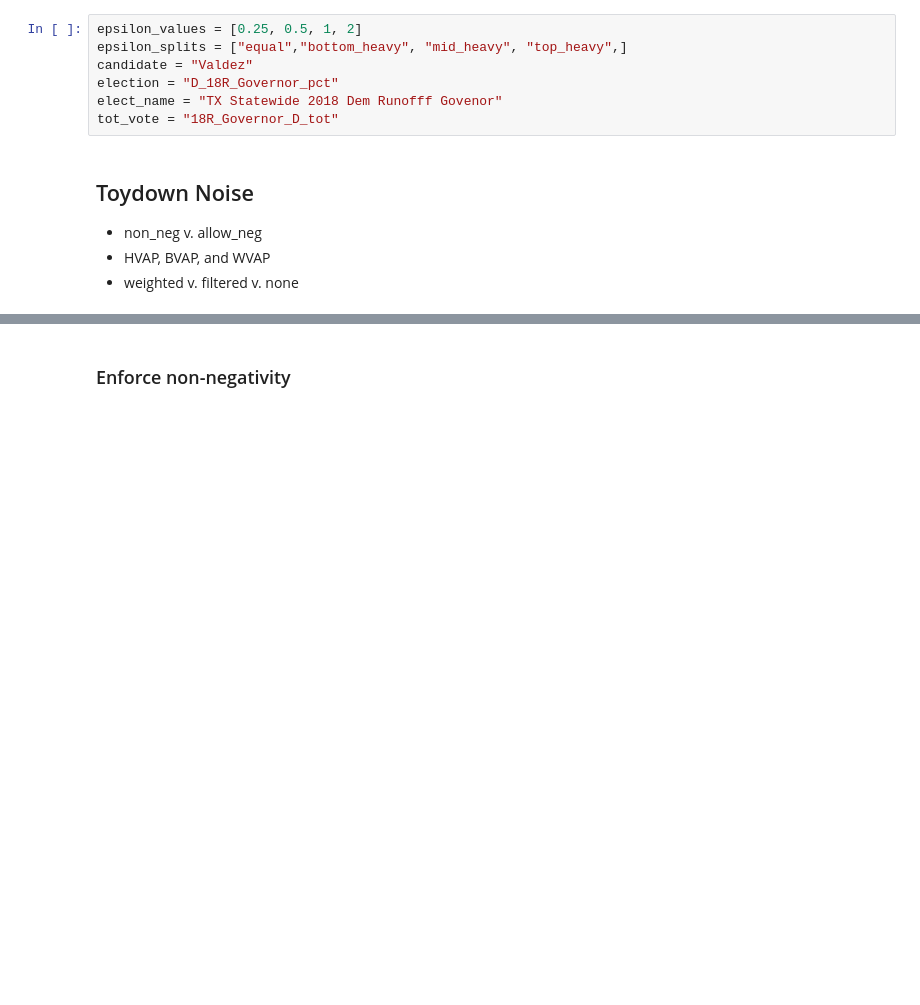
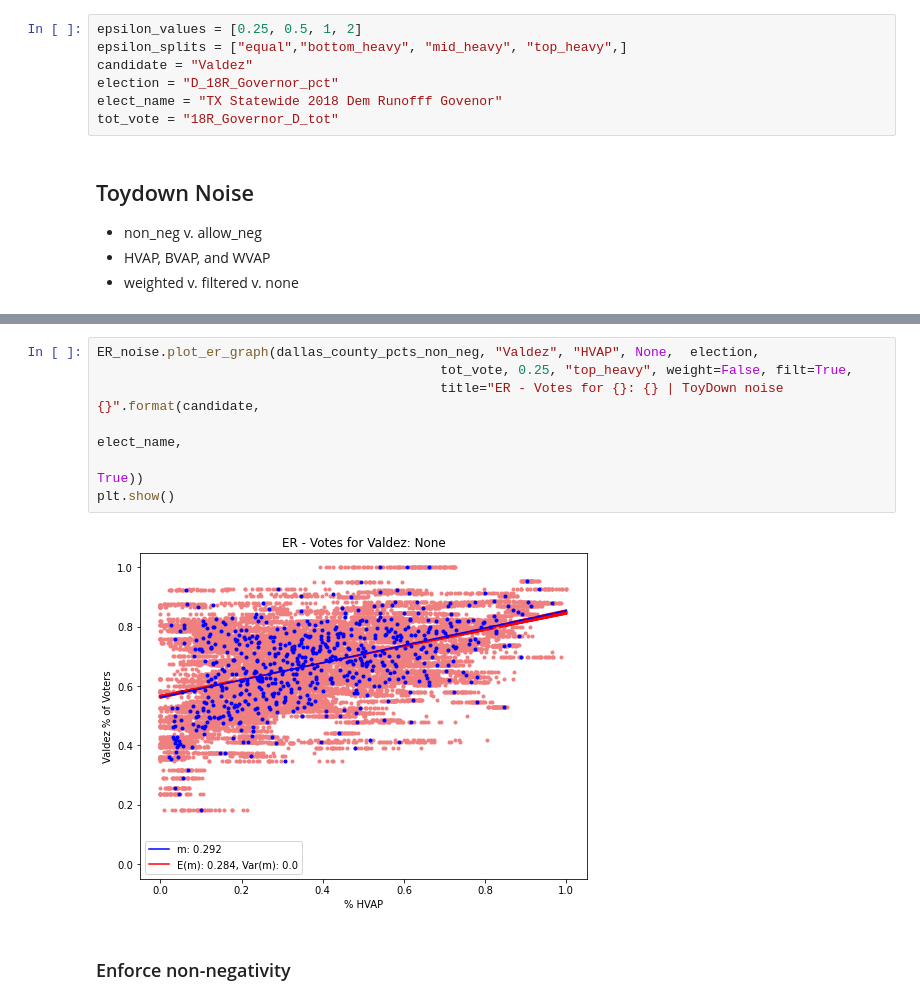
Before and after one commit to mggg/census-diff-privacy, a Jupyter notebook: multi_attribute_toydown/ER_on_noised_Dallas_reconstructed_2010_data.ipynb, the cells around one changed output, grey strips where cells are left out. Drawn from its saved outputs; the diff is of its cells as text; blank space fills up the shorter version.

```diff
--- a/multi_attribute_toydown/ER_on_noised_Dallas_reconstructed_2010_data.ipynb
+++ b/multi_attribute_toydown/ER_on_noised_Dallas_reconstructed_2010_data.ipynb
@@ -52,3 +176,12 @@ tot_vote = "18R_Governor_D_tot"
+# %%
+ER_noise.plot_er_graph(dallas_county_pcts_non_neg, "Valdez", "HVAP", None,  election,
+                                            tot_vote, 0.25, "top_heavy", weight=False, filt=True,
+                                            title="ER - Votes for {}: {} | ToyDown noise {}".format(candidate,
+                                                                                                    elect_name,
+                                                                                                    True))
+plt.show()
+# %% [output]
+[figure, added]
 # %% [markdown]
 ### Enforce non-negativity
 # %%
```
Also changed, not shown: parts of 16 cells of this notebook, 3 other files.
